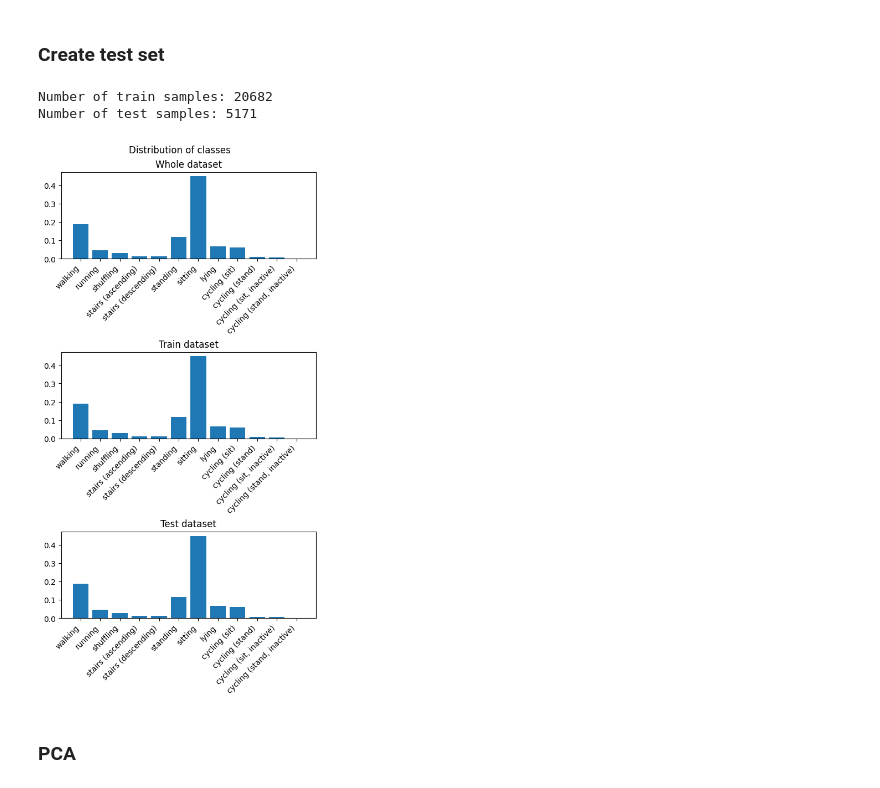
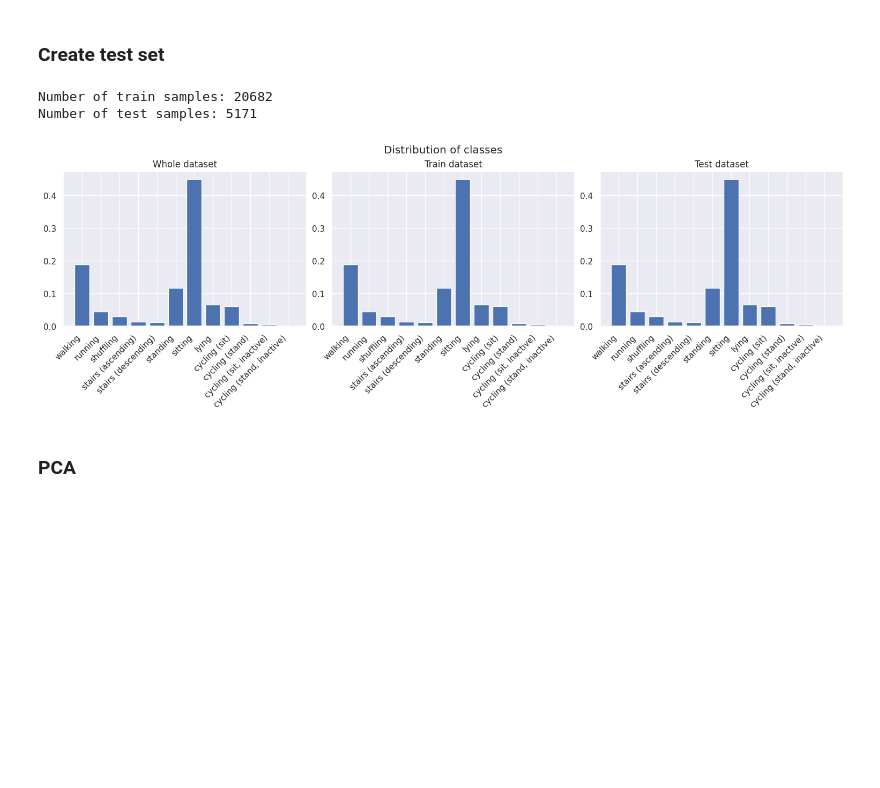
Before and after one commit to manchikantisowmya/ML_HARTH, a Jupyter notebook: DATA245_harth.ipynb, the cells around one changed output. Cells and saved outputs as stored; diff of their text form; code cells hidden in the pictures; blank space fills up the shorter version.

```diff
--- a/DATA245_harth.ipynb
+++ b/DATA245_harth.ipynb
@@ -11,6 +11,10 @@ import pandas as pd
 import numpy as np
 import matplotlib.pyplot as plt
 from sklearn import decomposition, manifold, preprocessing, model_selection
+import seaborn as sns
+from sklearn.neighbors import KNeighborsClassifier
+from xgboost import XGBClassifier
+sns.set_theme()
 # %% [markdown]
 ### Parameters
 # %%
@@ -91,31 +95,31 @@ def plot_class_distribution(y, ax, title):
 # %%
 X_train, X_test, y_train, y_test = model_selection.train_test_split(X,
                                                                     y,
                                                                     stratify=y,
                                                                     test_size=test_size,
                                                                     random_state=random_seed)
 print(f'Number of train samples: {X_train.shape[0]}')
 print(f'Number of test samples: {X_test.shape[0]}')
 
-fig = plt.figure(figsize=(5, 10), constrained_layout=True)
-gs = fig.add_gridspec(3, 1)
+fig = plt.figure(figsize=(15, 5), constrained_layout=True)
+gs = fig.add_gridspec(1,3)
 
 ax = fig.add_subplot(gs[0, 0])
 plot_class_distribution(y, ax, title='Whole dataset')
 
-ax = fig.add_subplot(gs[1, 0])
-plot_class_distribution(y, ax, title='Train dataset')
+ax = fig.add_subplot(gs[0, 1])
+plot_class_distribution(y_train, ax, title='Train dataset')
 
-ax = fig.add_subplot(gs[2, 0])
-plot_class_distribution(y, ax, title='Test dataset')
+ax = fig.add_subplot(gs[0,2])
+plot_class_distribution(y_test, ax, title='Test dataset')
 
 plt.suptitle('Distribution of classes')
 plt.show()
 plt.close()
 # %% [output]
 Number of train samples: 20682
 Number of test samples: 5171
-[figure, old version]
+[figure, new version]
 # %% [markdown]
 ### PCA
 # %%
```
Also changed, not shown: parts of 31 cells of this notebook.
